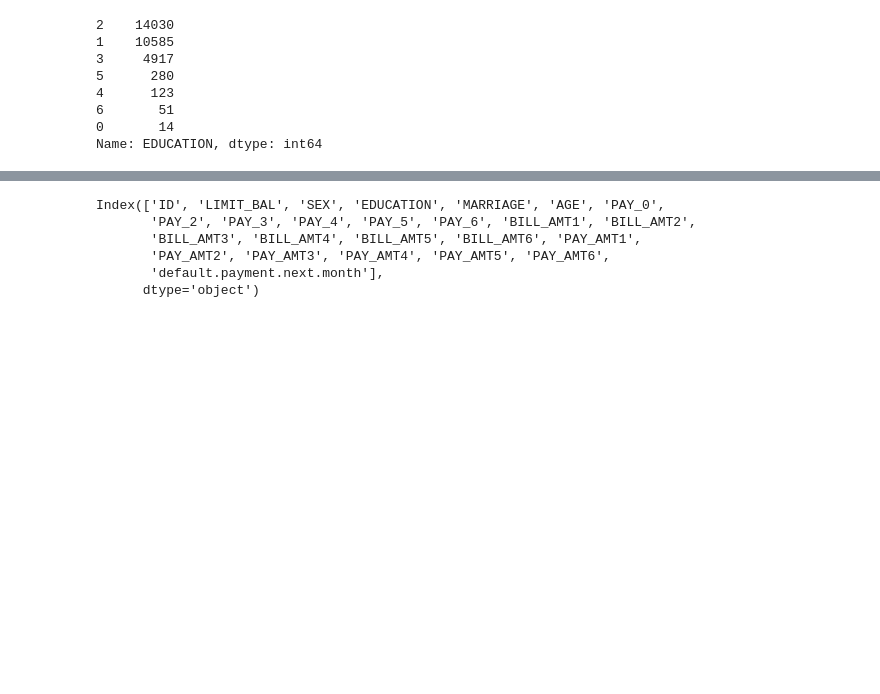
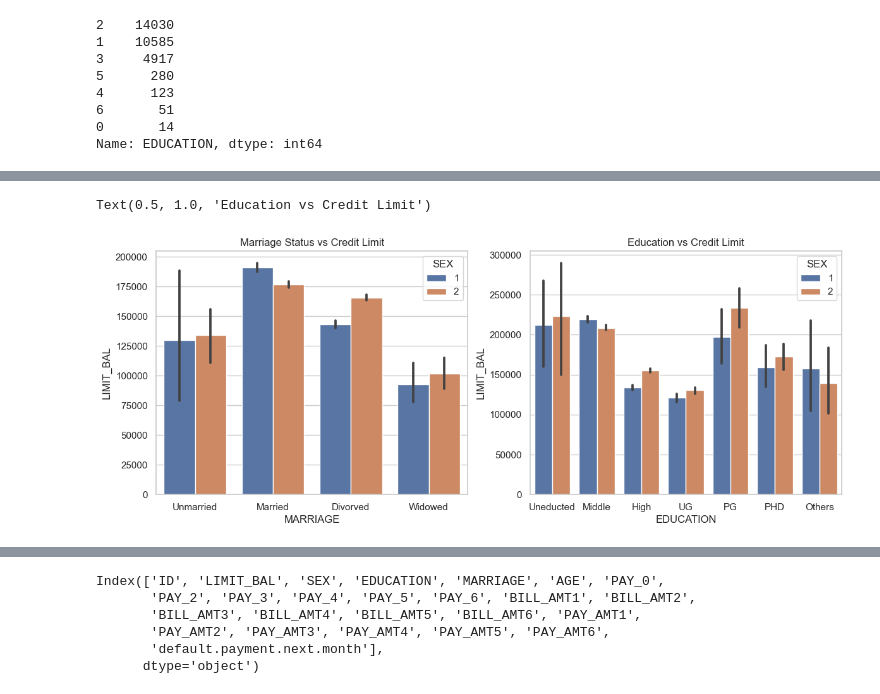
Before and after one commit to sabhashanki/Credit_Card_Default_iNeuron, a Jupyter notebook: credit_card.ipynb, the cells around one changed output, grey strips where cells are left out. Cells and saved outputs as stored; diff of their text form; code cells hidden in the pictures; blank space fills up the shorter version.

```diff
--- a/credit_card.ipynb
+++ b/credit_card.ipynb
@@ -50,0 +119,12 @@ Name: EDUCATION, dtype: int64
+# %%
+fig, axes = plt.subplots(1, 2, figsize = (14,5))
+sns.set_theme(style = 'whitegrid')
+marriage = sns.barplot(ax = axes[0], data = df, x = 'MARRIAGE', y = 'LIMIT_BAL', hue = 'SEX')
+education = sns.barplot(ax = axes[1], data = df, x = 'EDUCATION', y = 'LIMIT_BAL', hue = 'SEX')
+marriage.set_xticklabels(['Unmarried','Married','Divorved','Widowed'])
+education.set_xticklabels(['Uneducted','Middle','High','UG','PG','PHD','Others'])
+marriage.set_title('Marriage Status vs Credit Limit')
+education.set_title('Education vs Credit Limit')
+# %% [output]
+Text(0.5, 1.0, 'Education vs Credit Limit')
+[figure, added]
```
Also changed, not shown: parts of 38 cells of this notebook, 2 other files.
